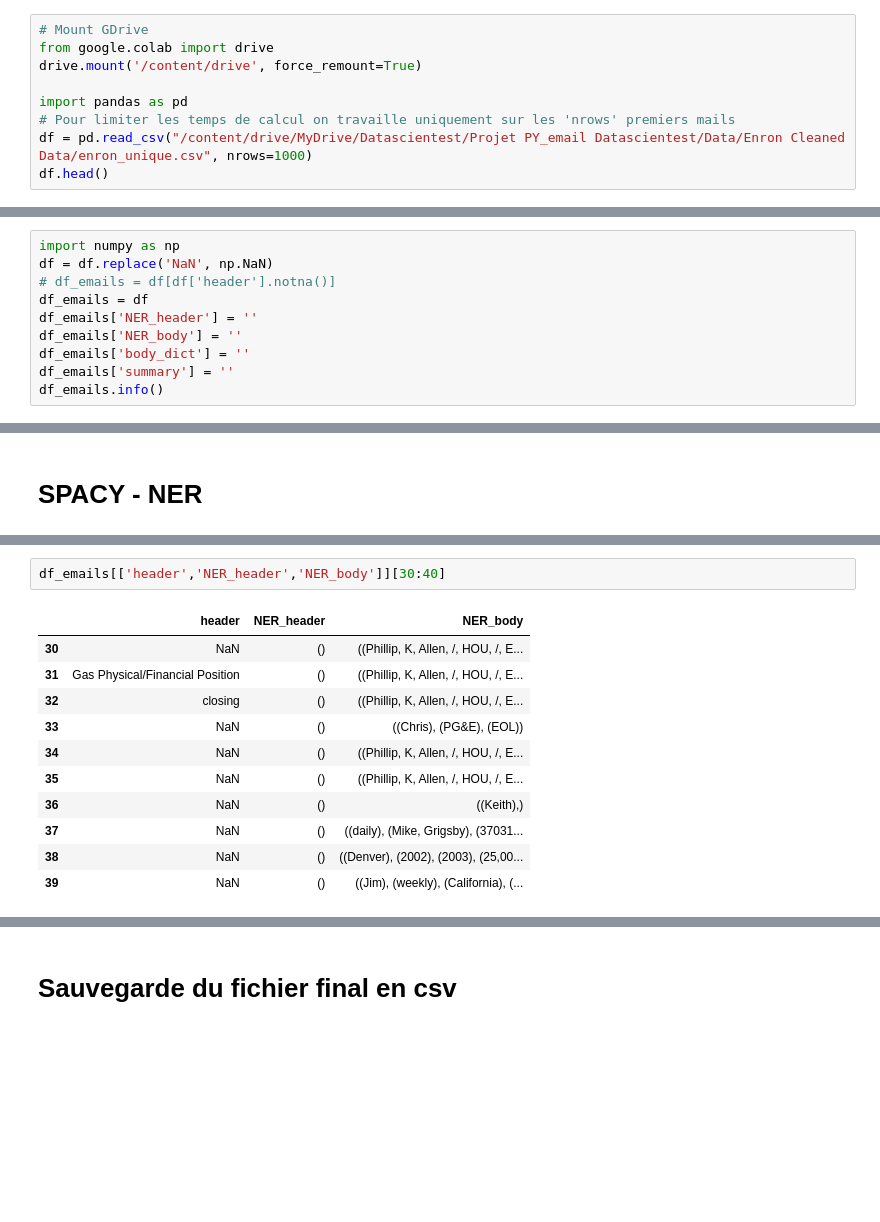
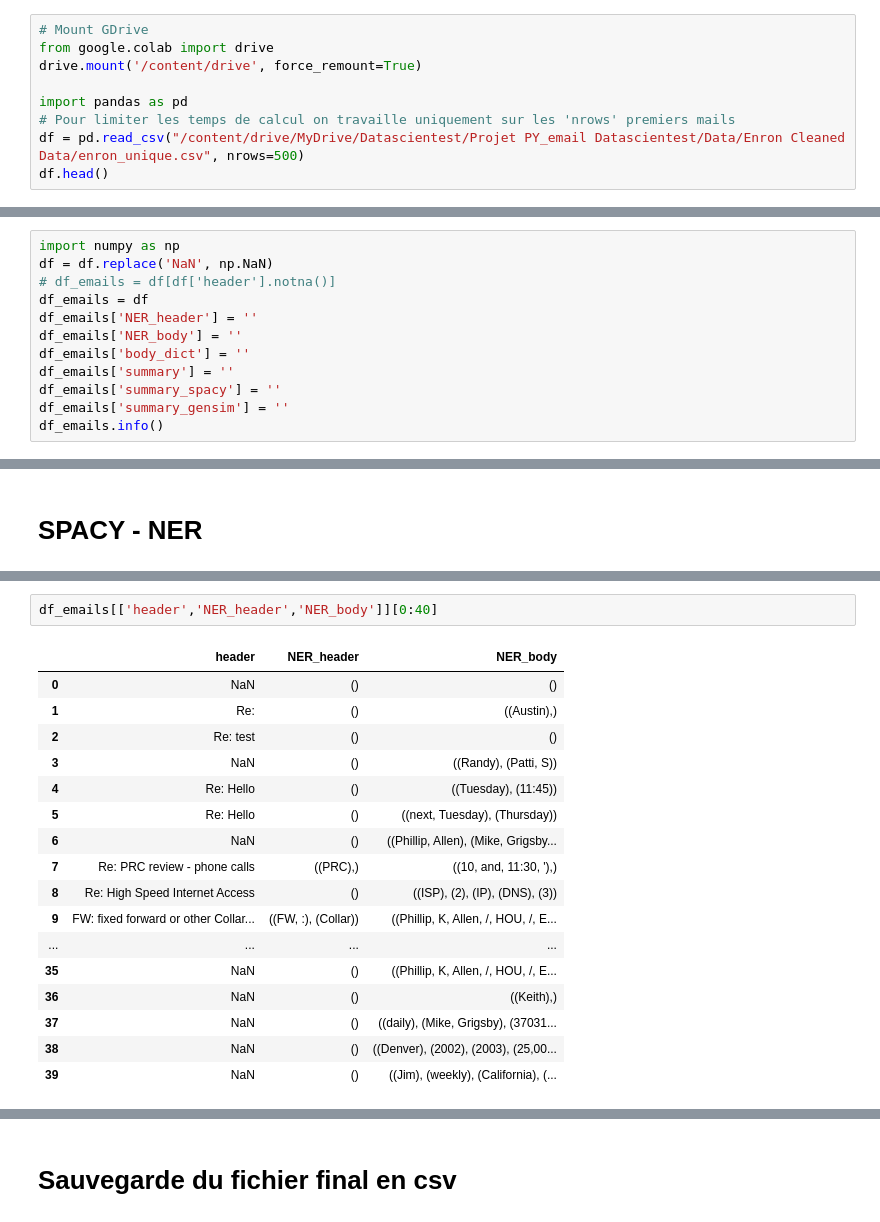
Before and after one commit to franckglastre/NLP-Datascientest, a Jupyter notebook: Py_Easymail.ipynb, the cells around one changed output, grey strips where cells are left out. Cells and saved outputs as stored; diff of their text form; blank space fills up the shorter version.

```diff
--- a/Py_Easymail.ipynb
+++ b/Py_Easymail.ipynb
@@ -57,7 +57,7 @@ drive.mount('/content/drive', force_remount=True)
 
 import pandas as pd
 # Pour limiter les temps de calcul on travaille uniquement sur les 'nrows' premiers mails
-df = pd.read_csv("/content/drive/MyDrive/Datascientest/Projet PY_email Datascientest/Data/Enron Cleaned Data/enron_unique.csv", nrows=1000)
+df = pd.read_csv("/content/drive/MyDrive/Datascientest/Projet PY_email Datascientest/Data/Enron Cleaned Data/enron_unique.csv", nrows=500)
 df.head()
 # %% [output]
 Mounted at /content/drive
@@ -86,6 +86,8 @@ df_emails['NER_header'] = ''
 df_emails['NER_body'] = ''
 df_emails['body_dict'] = ''
 df_emails['summary'] = ''
+df_emails['summary_spacy'] = ''
+df_emails['summary_gensim'] = ''
 df_emails.info()
 # %% [output]
 <class 'pandas.core.frame.DataFrame'>
@@ -367,12 +377,18 @@ for x in range(deb,fin):
 # %%
-df_emails[['header','NER_header','NER_body']][30:40]
+df_emails[['header','NER_header','NER_body']][0:40]
 # %% [output]
 |  | header | NER_header | NER_body |
-| 30 | NaN | () | ((Phillip, K, Allen, /, HOU, /, E... |
-| 31 | Gas Physical/Financial Position | () | ((Phillip, K, Allen, /, HOU, /, E... |
-| 32 | closing | () | ((Phillip, K, Allen, /, HOU, /, E... |
-| 33 | NaN | () | ((Chris), (PG&E), (EOL)) |
-| 34 | NaN | () | ((Phillip, K, Allen, /, HOU, /, E... |
+| 0 | NaN | () | () |
+| 1 | Re: | () | ((Austin),) |
+| 2 | Re: test | () | () |
+| 3 | NaN | () | ((Randy), (Patti, S)) |
+| 4 | Re: Hello | () | ((Tuesday), (11:45)) |
+| 5 | Re: Hello | () | ((next, Tuesday), (Thursday)) |
+| 6 | NaN | () | ((Phillip, Allen), (Mike, Grigsby... |
+| 7 | Re: PRC review - phone calls | ((PRC),) | ((10, and, 11:30, '),) |
+| 8 | Re: High Speed Internet Access | () | ((ISP), (2), (IP), (DNS), (3)) |
+| 9 | FW: fixed forward or other Collar... | ((FW, :), (Collar)) | ((Phillip, K, Allen, /, HOU, /, E... |
+| ... | ... | ... | ... |
 | 35 | NaN | () | ((Phillip, K, Allen, /, HOU, /, E... |
 | 36 | NaN | () | ((Keith),) |
 | 37 | NaN | () | ((daily), (Mike, Grigsby), (37031... |
```
Also changed, not shown: parts of 38 cells of this notebook.
